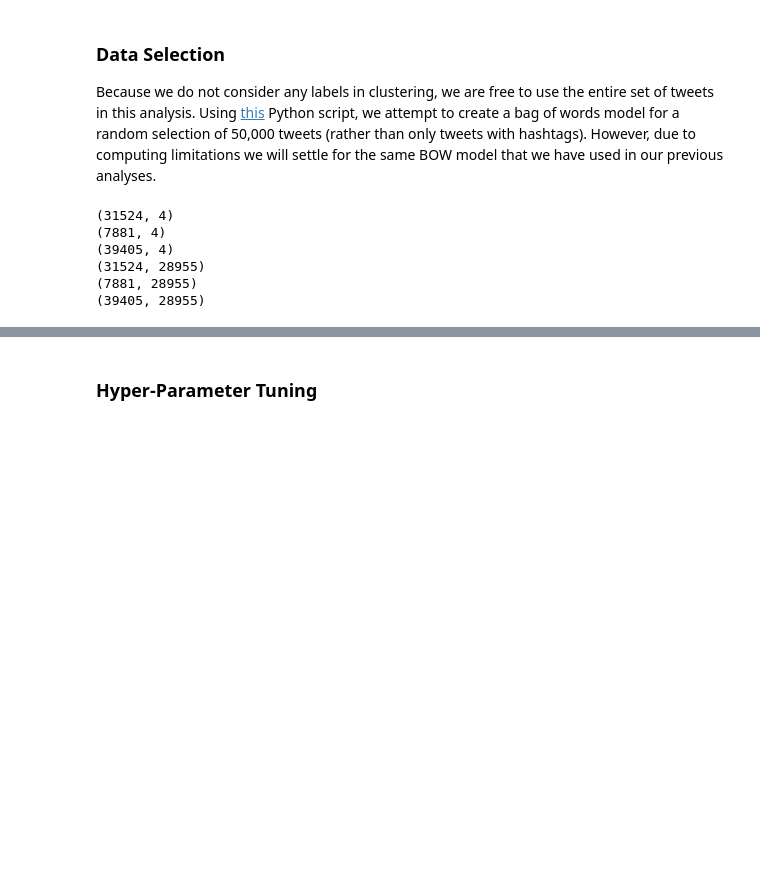
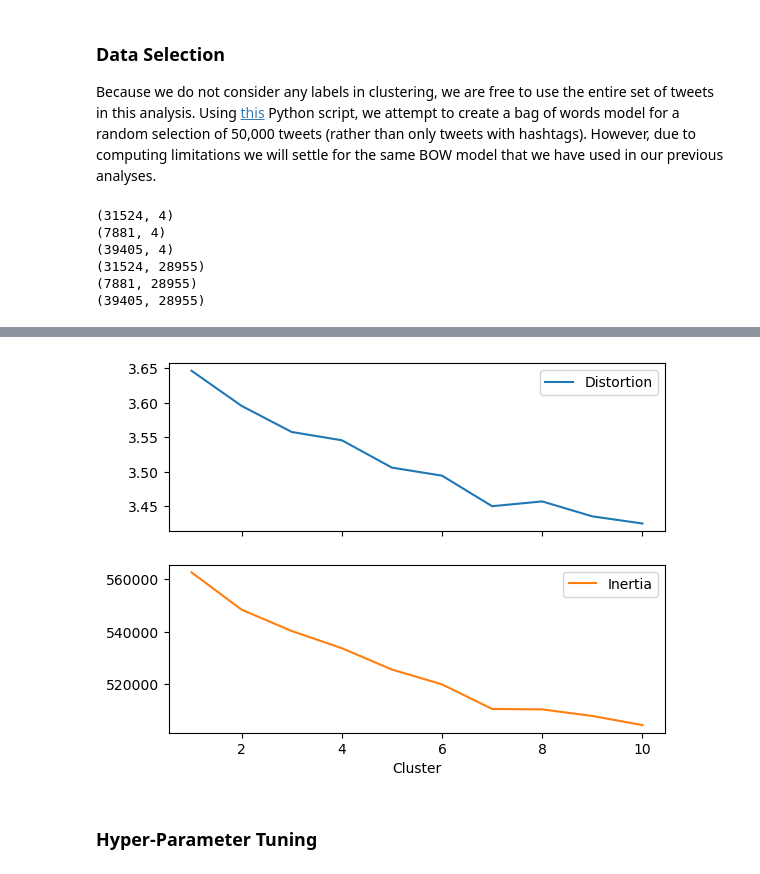
Before and after one commit to joshegladwell/us-school-shootings, a Jupyter notebook: codes/07-clustering/clustering.ipynb, the cells around one changed output, grey strips where cells are left out. Drawn from its saved outputs; the diff is of its cells as text; code cells hidden in the pictures; blank space fills up the shorter version.

```diff
--- a/codes/07-clustering/clustering.ipynb
+++ b/codes/07-clustering/clustering.ipynb
@@ -99,3 +116,11 @@ KeyboardInterrupt:
+# %%
+import matplotlib.pyplot as plt
+
+evaluation.plot.line(x="Cluster", subplots=True)
+
+plt.savefig('./../../501-project-website/images/clustering/elbow-graph.png')
+# %% [output]
+[figure, added]
 # %% [markdown]
 ### Hyper-Parameter Tuning
 # %% [markdown]
```
Also changed, not shown: parts of 3 cells of this notebook, 2 other files.
